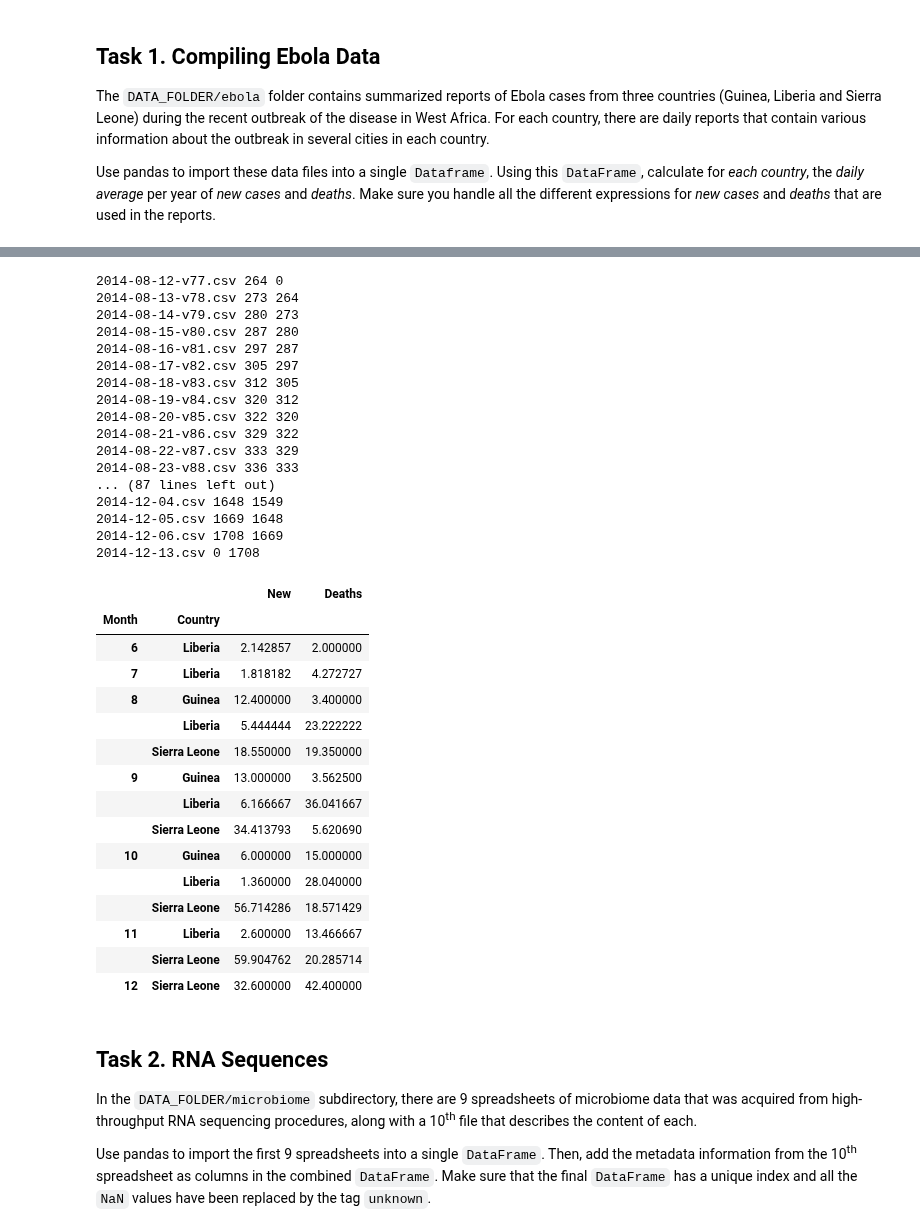
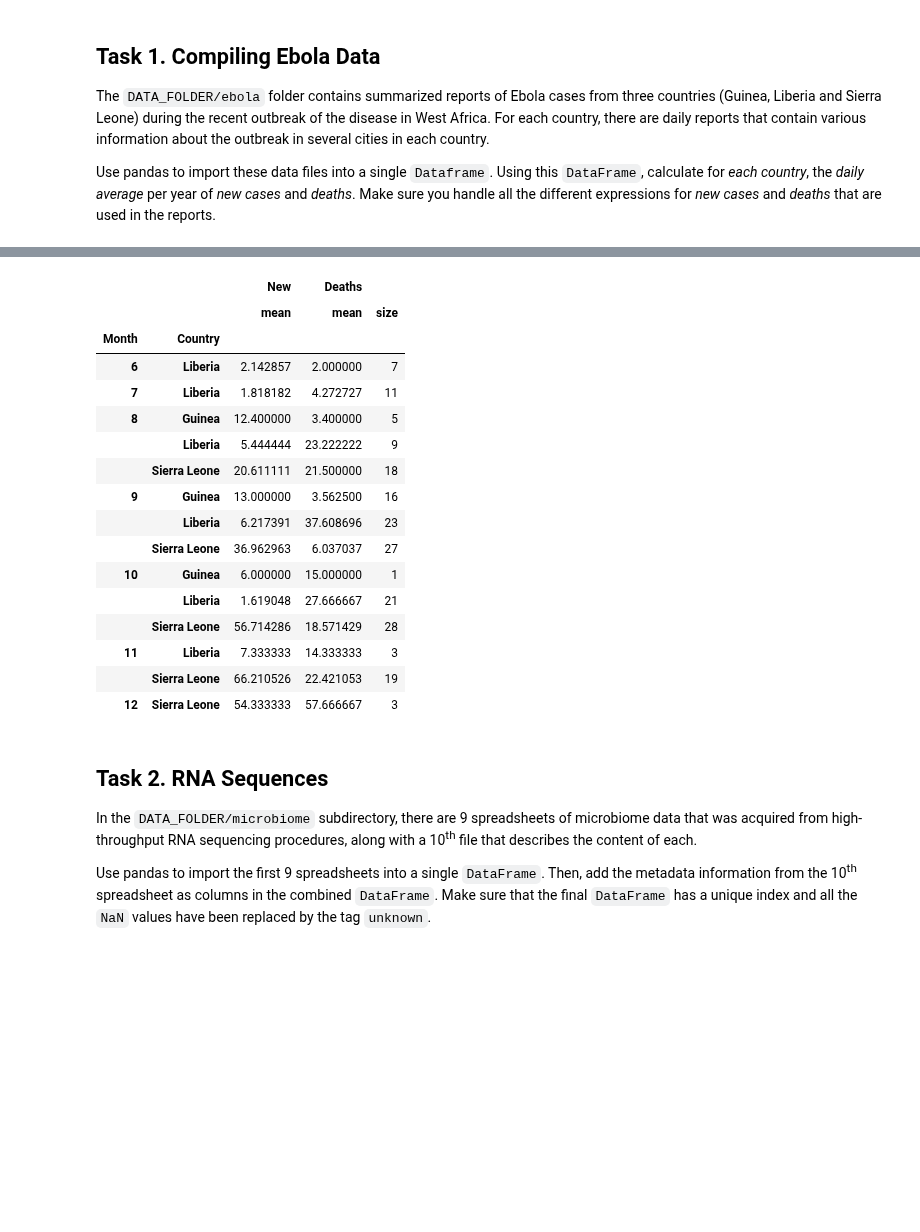
Before and after one commit to roman-bachmann/prayingmantissa, a Jupyter notebook: 01-pandas/notebook.ipynb, the cells around one changed output, grey strips where cells are left out. Drawn from its saved outputs; the diff is of its cells as text; code cells hidden in the pictures; blank space fills up the shorter version.

```diff
--- a/01-pandas/notebook.ipynb
+++ b/01-pandas/notebook.ipynb
@@ -35,83 +39,68 @@ Make sure you handle all the different expressions for *new cases* and *deaths*
 # %%
 ebola = pd.DataFrame(columns=['Month', 'Country', 'New', 'Deaths'])
+ebola['Month'] = ebola['Month'].astype(np.int64)
+ebola['New'] = ebola['New'].astype(np.int64)
+ebola['Deaths'] = ebola['Deaths'].astype(np.int64)
 
 def ebola_dirs(dirname, country, desc_col, totals_col, new_id, deaths_id):
     global ebola
 
     path = DATA_FOLDER + 'ebola/' + dirname
     old_sierra = 0
     for csv in sorted(os.listdir(path)):
-        frame = pd.read_csv(path + '/' + csv).fillna(0)
-        frame = frame.replace(to_replace='.*%$', value='0', regex=True)
-        frame = frame.replace(to_replace='.*\..*$', value='0', regex=True)
-        frame = frame.replace(to_replace='.*\,.*', value='0', regex=True)
+        frame = pd.read_csv(path + '/' + csv)
 
         if country == 'Liberia' and '2014-12' in csv:
             continue
 
         deaths_id_mod = deaths_id
         if country == 'Guinea' and csv == '2014-08-04.csv':
             deaths_id_mod += ' today'
 
+        if (frame[frame[desc_col] == deaths_id_mod][totals_col].isnull().bool() or
+            frame[frame[desc_col] == new_id][totals_col].isnull().bool()):
+            continue
+
         month = parse(frame[frame.columns[0]][0]).month
-        new = int(frame[frame[desc_col] == new_id][totals_col])
+        new = frame[frame[desc_col] == new_id][totals_col].astype(np.int64)
+
         deaths = 0
         if country == 'Sierra Leone':
-            deaths1 = int(frame[frame[desc_col] == deaths_id_mod][totals_col])
-            print(csv, deaths1, old_sierra)
+            deaths1 = frame[frame[desc_col] == deaths_id_mod][totals_col].astype(np.int64).item()
             if deaths1 != 0:
                 deaths = deaths1 - old_sierra
                 old_sierra = deaths1
             else:
                 deaths = 0
         else:
-            deaths = int(frame[frame[desc_col] == deaths_id_mod][totals_col])
+            deaths = frame[frame[desc_col] == deaths_id_mod][totals_col].astype(np.int64)
 
-        row = pd.DataFrame({'Month': month, 'Country': country, 'New': new, 'Deaths': deaths}, index=[0])
+        row = pd.DataFrame({'Month': month, 'Country': country, 'New': new.values, 'Deaths': deaths})
         ebola = ebola.append(row, ignore_index=True)
 
 ebola_dirs('guinea_data/', 'Guinea', 'Description', 'Totals', 'New cases of confirmed', 'New deaths registered')
 ebola_dirs('liberia_data/', 'Liberia', 'Variable', 'National', 'New case/s (confirmed)', 'Newly reported deaths')
 ebola_dirs('sl_data/', 'Sierra Leone', 'variable', 'National', 'new_confirmed', 'death_confirmed')
 
-ebola["Deaths"] = pd.to_numeric(ebola["Deaths"])
-ebola["New"] = pd.to_numeric(ebola["New"])
-ebola.groupby(['Month', 'Country']).agg({'New': np.mean, 'Deaths': np.mean})
-#ebola
+ebola.groupby(['Month', 'Country']).agg({'New': np.mean, 'Deaths': [np.mean, np.size]})
 # %% [output]
-2014-08-12-v77.csv 264 0
-2014-08-13-v78.csv 273 264
-2014-08-14-v79.csv 280 273
-2014-08-15-v80.csv 287 280
-2014-08-16-v81.csv 297 287
-2014-08-17-v82.csv 305 297
-2014-08-18-v83.csv 312 305
-2014-08-19-v84.csv 320 312
-2014-08-20-v85.csv 322 320
-2014-08-21-v86.csv 329 322
-2014-08-22-v87.csv 333 329
-2014-08-23-v88.csv 336 333
-... (87 lines left out)
-2014-12-04.csv 1648 1549
-2014-12-05.csv 1669 1648
-2014-12-06.csv 1708 1669
-2014-12-13.csv 0 1708
-|  |  | New | Deaths |
-| Month | Country |  |  |
-| 6 | Liberia | 2.142857 | 2.000000 |
-| 7 | Liberia | 1.818182 | 4.272727 |
-| 8 | Guinea | 12.400000 | 3.400000 |
-|  | Liberia | 5.444444 | 23.222222 |
-|  | Sierra Leone | 18.550000 | 19.350000 |
-| 9 | Guinea | 13.000000 | 3.562500 |
-|  | Liberia | 6.166667 | 36.041667 |
-|  | Sierra Leone | 34.413793 | 5.620690 |
-| 10 | Guinea | 6.000000 | 15.000000 |
-|  | Liberia | 1.360000 | 28.040000 |
-|  | Sierra Leone | 56.714286 | 18.571429 |
-| 11 | Liberia | 2.600000 | 13.466667 |
-|  | Sierra Leone | 59.904762 | 20.285714 |
-| 12 | Sierra Leone | 32.600000 | 42.400000 |
+|  |  | New | Deaths |  |
+|  |  | mean | mean | size |
+| Month | Country |  |  |  |
+| 6 | Liberia | 2.142857 | 2.000000 | 7 |
+| 7 | Liberia | 1.818182 | 4.272727 | 11 |
+| 8 | Guinea | 12.400000 | 3.400000 | 5 |
+|  | Liberia | 5.444444 | 23.222222 | 9 |
+|  | Sierra Leone | 20.611111 | 21.500000 | 18 |
+| 9 | Guinea | 13.000000 | 3.562500 | 16 |
+|  | Liberia | 6.217391 | 37.608696 | 23 |
+|  | Sierra Leone | 36.962963 | 6.037037 | 27 |
+| 10 | Guinea | 6.000000 | 15.000000 | 1 |
+|  | Liberia | 1.619048 | 27.666667 | 21 |
+|  | Sierra Leone | 56.714286 | 18.571429 | 28 |
+| 11 | Liberia | 7.333333 | 14.333333 | 3 |
+|  | Sierra Leone | 66.210526 | 22.421053 | 19 |
+| 12 | Sierra Leone | 54.333333 | 57.666667 | 3 |
 # %% [markdown]
 ## Task 2. RNA Sequences
 
```
Also changed, not shown: parts of 9 cells of this notebook.
